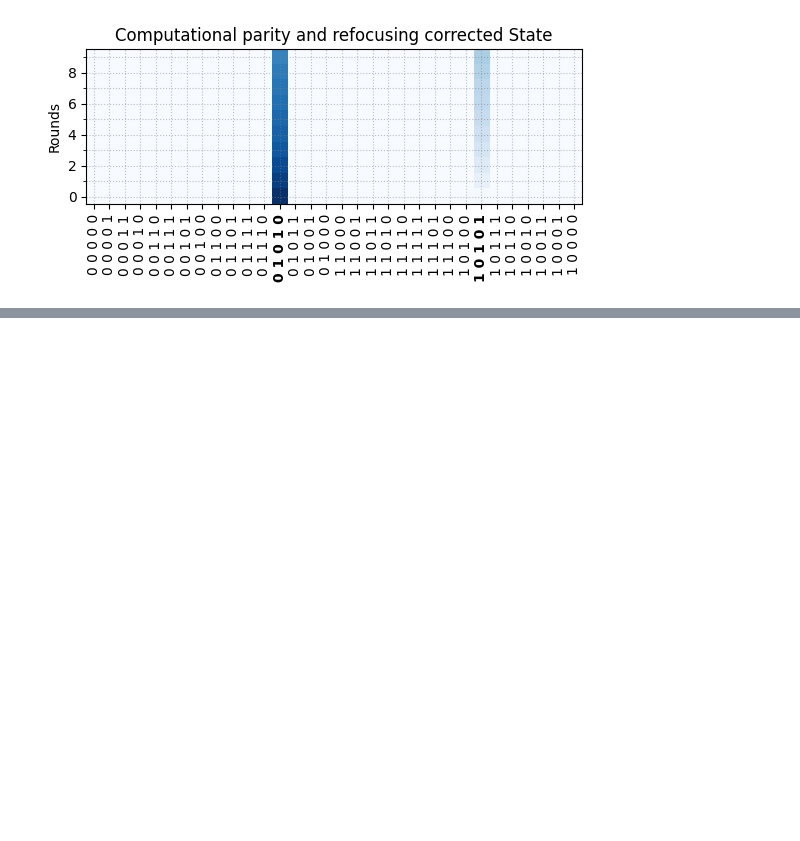
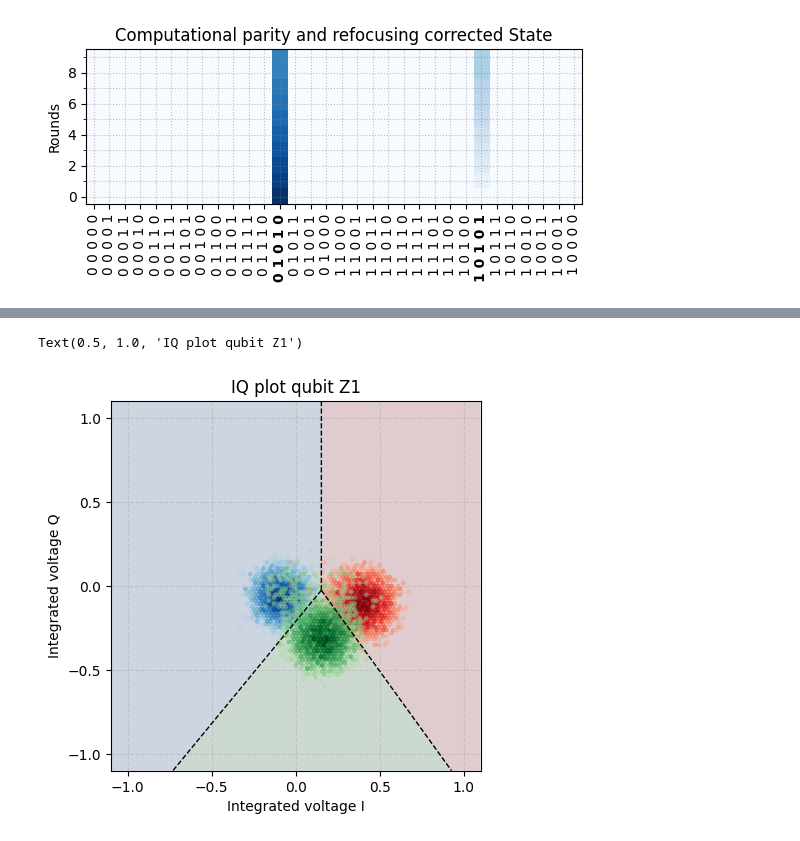
Before and after one commit to MiniSean/QECInterpreter, a Jupyter notebook: src/examples.ipynb, the cells around one changed output, grey strips where cells are left out. Saved outputs shown, nothing was run; the diff lists cells and outputs as text; code cells hidden in the pictures; blank space fills up the shorter version.

Commit message:
Added plotting method for state classification

```diff
--- a/src/examples.ipynb
+++ b/src/examples.ipynb
@@ -534,0 +114,11 @@ ax.set_ylim(-_lim, _lim)
+# %%
+from qce_interp import StateAcquisitionContainer
+from qce_interp.visualization import plot_state_classification
+
+qubit_id = QubitIDObj('Z1')
+state_classifier: StateAcquisitionContainer = data_manager.get_state_acquisition(qubit_id=qubit_id)
+fig, ax = plot_state_classification(state_classifier=state_classifier)
+ax.set_title(f'IQ plot qubit {qubit_id.id}')
+# %% [output]
+Text(0.5, 1.0, 'IQ plot qubit Z1')
+[figure, added]
```
Also changed, not shown: parts of 3 cells of this notebook, 5 other files.
